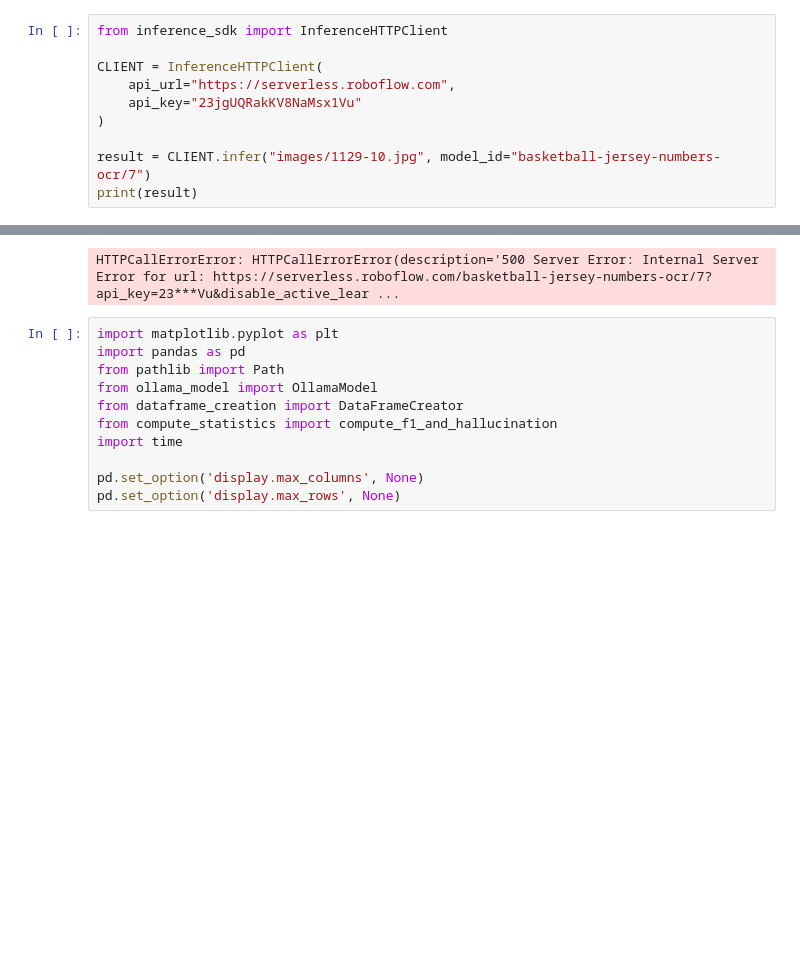
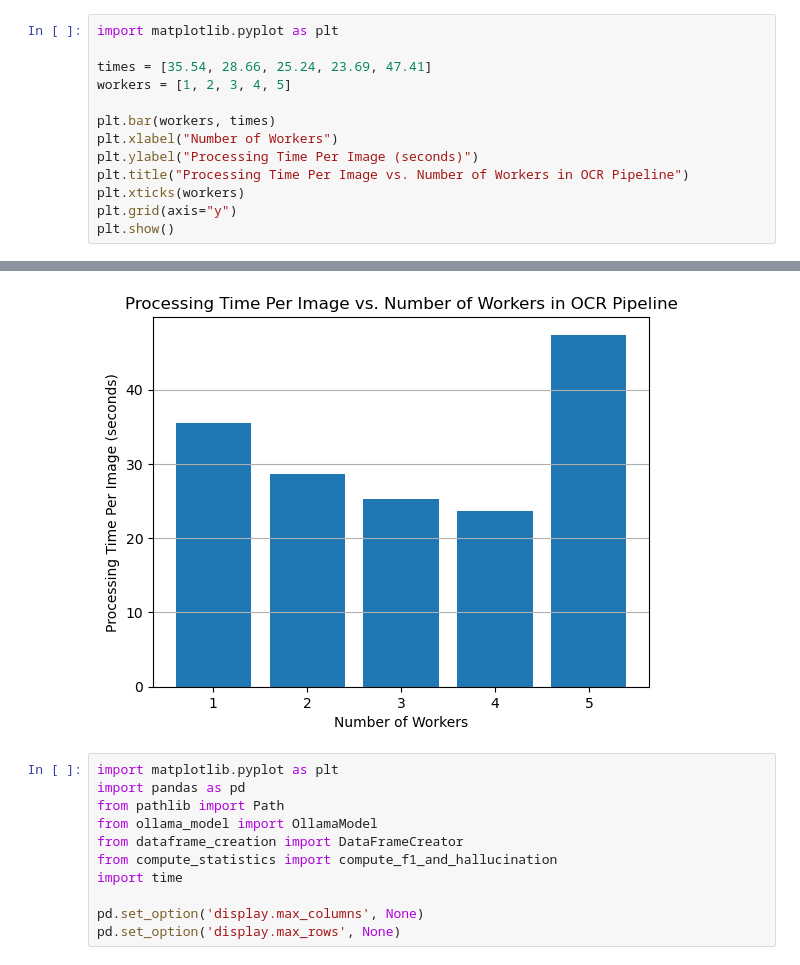
Before and after one commit to cwilks2121/Jersey_Detection, a Jupyter notebook: sprint_1_demo.ipynb, the cells around one changed output, grey strips where cells are left out. Saved outputs shown, nothing was run; the diff lists cells and outputs as text; blank space fills up the shorter version.

```diff
--- a/sprint_1_demo.ipynb
+++ b/sprint_1_demo.ipynb
@@ -1,11 +1,14 @@
 # %%
-from inference_sdk import InferenceHTTPClient
+import matplotlib.pyplot as plt
 
-CLIENT = InferenceHTTPClient(
-    api_url="https://serverless.roboflow.com",
-    api_key="23jgUQRakKV8NaMsx1Vu"
-)
+times = [35.54, 28.66, 25.24, 23.69, 47.41]
+workers = [1, 2, 3, 4, 5]
 
-result = CLIENT.infer("images/1129-10.jpg", model_id="basketball-jersey-numbers-ocr/7")
-print(result)
+plt.bar(workers, times)
+plt.xlabel("Number of Workers")
+plt.ylabel("Processing Time Per Image (seconds)")
+plt.title("Processing Time Per Image vs. Number of Workers in OCR Pipeline")
+plt.xticks(workers)
+plt.grid(axis="y")
+plt.show()
 # %% [output]
@@ -13,4 +15,4 @@ TqdmWarning: IProgress not found. Please update jupyter and ipywidgets. See http
-HTTPCallErrorError: HTTPCallErrorError(description='500 Server Error: Internal Server Error for url: https://serverless.roboflow.com/basketball-jersey-numbers-ocr/7?api_key=23***Vu&disable_active_lear ...
+[figure, added]
 # %%
 import matplotlib.pyplot as plt
 import pandas as pd
```
Also changed, not shown: parts of 1 cell of this notebook, 6 other files.
